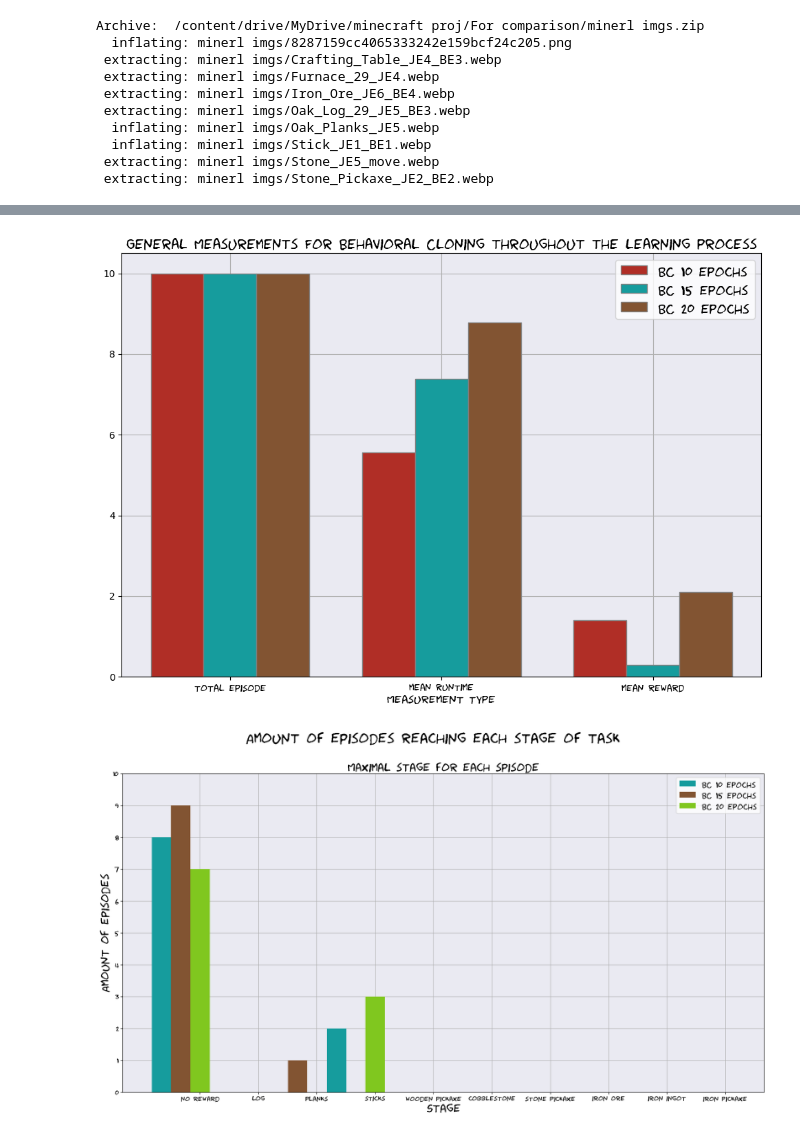
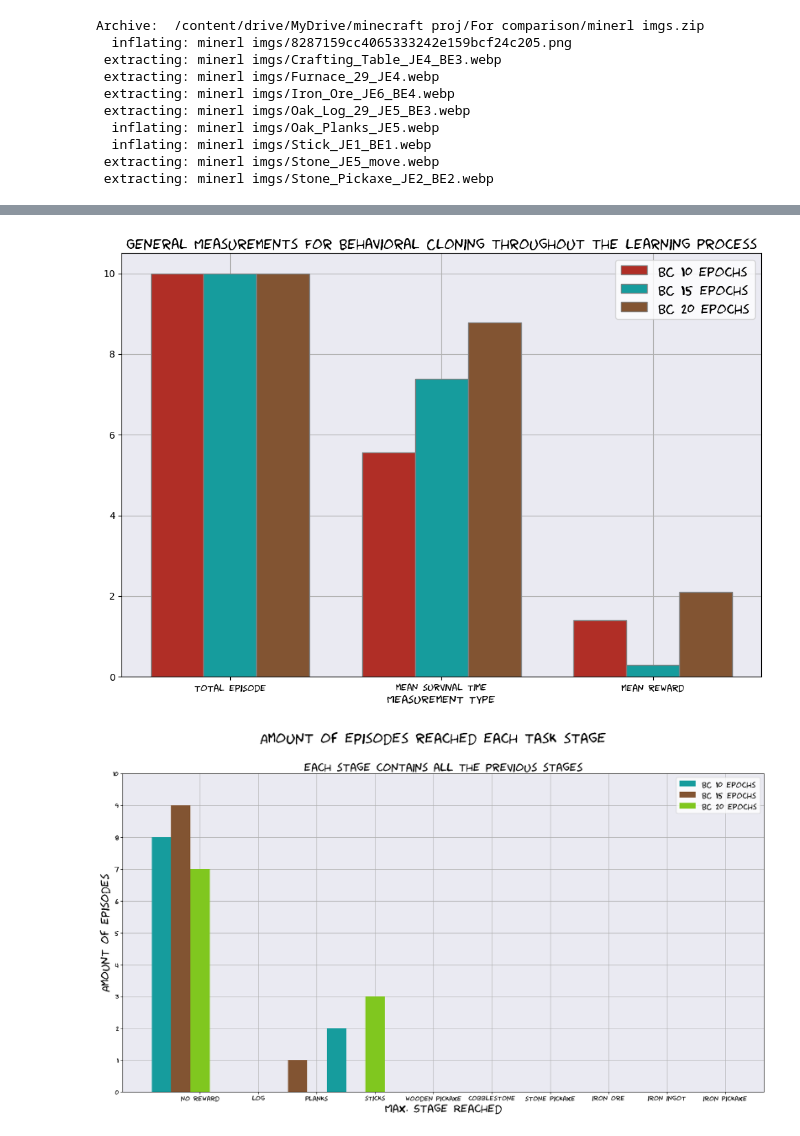
Before and after one commit to emilytoyber/Minecraft_proj, a Jupyter notebook: comparison_environment.ipynb, the cells around one changed output, grey strips where cells are left out. Cells and saved outputs as stored; diff of their text form; code cells hidden in the pictures.

```diff
--- a/comparison_environment.ipynb
+++ b/comparison_environment.ipynb
@@ -33,13 +33,14 @@ random_agent = load_json('/content/drive/MyDrive/minecraft proj/For comparison/s
 bc_agent = load_json('/content/drive/MyDrive/minecraft proj/For comparison/stats_BC.json')
 imi_agent = load_json('/content/drive/MyDrive/minecraft proj/For comparison/stats_imi_compare.json')
 scripted_agent = load_json('/content/drive/MyDrive/minecraft proj/For comparison/stats_full_scripted.json')
+learned_agent = load_json('/content/drive/MyDrive/minecraft proj/For comparison/stats_learned_actions.json')
 # %% [markdown]
 ### Compare
 # %%
 colors = ['#b02e26', '#169c9d', '#825432', '#80c71f']
 runtime = {}
 reward = {}
-for (c, agent, name) in [(colors[0], random_agent, 'random'), (colors[1], bc_agent, 'BC'), (colors[2], imi_agent, 'imitation'), (colors[3], scripted_agent, 'scripted')]:
+for (c, agent, name) in [(colors[0], random_agent, 'random'), (colors[1], bc_agent, 'BC'), (colors[2], imi_agent, 'imitation'), (colors[3], scripted_agent, 'scripted'), ('', learned_agent, 'learned')]:
   runtime[name] = {i + 1: agent['runtime'][i] for i in range(len(agent['runtime']))}
   reward[name] = {i + 1: agent['reward'][i] for i in range(len(agent['reward']))}
 # %%
@@ -308,8 +315,8 @@ for i, agent in enumerate([bc_agent, imi_agent, scripted_agent]):
     plt.ylabel('Reward', fontproperties=font_prop, size=15)
     # for j in range(len(y)):
     #     plt.text(x[j], y[j], str(y[j]), ha='center', va='bottom')
-    plt.suptitle('Average steps between stages', fontproperties=font_prop, size=20)
-    plt.title('Item obtaining rate throughout the episode', fontproperties=font_prop, size=15)
+    plt.suptitle('Item obtaining rate throughout an episode', fontproperties=font_prop, size=20)
+    plt.title('Average number of steps for an agent to get reward that represents obtaining an item', fontproperties=font_prop, size=13)
     plt.legend()
     if x:
         for idx in range(len(x)):
@@ -671,7 +678,7 @@ for i, agent in enumerate([imitation_agent_10, imitation_agent_15, imi_agent]):
 
     # Customize the plot
     plt.xlabel('Steps', fontproperties=font_prop, size=15)
-    plt.ylabel('Reward', fontproperties=font_prop, size=15)
+    plt.ylabel('Avg. Reward', fontproperties=font_prop, size=15)
     plt.title('Average reward per step throughout learning', fontproperties=font_prop, size=20)
     plt.legend(loc='upper left', prop=legend_font_prop)
 
@@ -716,7 +723,7 @@ plt.title('General Measurements For Behavioral Cloning throughout the learning p
 
 plt.xlabel('Measurement Type', fontproperties=font_prop, size=12)
 plt.xticks([r + barWidth for r in range(len(random_stats))],
-		['total episode', 'mean runtime', 'mean reward'], fontproperties=font_prop, size=10)
+		['total episode', 'mean survival time', 'mean reward'], fontproperties=font_prop, size=10)
 
 plt.legend(prop=legend_font_prop)
 
@@ -726,42 +733,42 @@ ax.set_axisbelow(True)
 
 plt.show()
 # %% [output]
-[figure, old version]
+[figure, new version]
 # %%
 barWidth = 0.33
 x = np.array([0.0, 1.0, 2.0, 4.0, 8.0, 16.0, 32.0, 64.0, 128.0, 256.0])
 fig, ax = plt.subplots(figsize=(20,10))
 for i, agent in enumerate([bc_agent_10, bc_agent_15, bc_agent]):
     agent_reward_step = agent['reward_at']
     c=Counter()
     # Iterate over each sublist in the given data
     for sublist in agent_reward_step:
         if sublist:
             c[sublist[-1][1]]+=1
 
     y=[c[i] for i in x if i != 0.0]
     y.insert(0, len(agent_reward_step) - sum(y))
     # x=[1.2,2.2,4.2,8.2,16.2,32.2]
 
 # Plot the bar chart with colors based on the normalized reward values
     x_offset = i * barWidth
     plt.bar(np.arange(len(x)) + x_offset, y, color=colors[i + 1], width=barWidth, label='BC 10 epochs' if i == 0 else 'BC 15 epochs' if i == 1 else 'BC 20 epochs')
     # plt.bar(x, y, label='Random' if agent == random_agent else 'Behavioral Cloning' if agent == bc_agent else 'Imitation Learning' if agent == imi_agent else 'Scripted')
-plt.xlabel('Stage', size=20, fontproperties=font_prop)
+plt.xlabel('Max. Stage Reached', size=20, fontproperties=font_prop)
 plt.ylabel('Amount of episodes', size=20, fontproperties=font_prop)
-plt.suptitle('Amount of episodes reaching each stage of task', fontproperties=font_prop, size=25)
+plt.suptitle('Amount of episodes reached each task stage', fontproperties=font_prop, size=25)
 plt.xticks(np.arange(len(x)) + 2*barWidth, ['no reward', 'log', 'planks', 'sticks', 'wooden pickaxe', 'cobblestone', 'stone pickaxe', 'iron ore', 'iron ingot', 'iron pickaxe'], fontproperties=font_prop, size=12)
 plt.yticks(np.arange(11.0), fontproperties=font_prop, size=12)
-plt.title('Maximal stage for each spisode', fontproperties=font_prop, size=20)
+plt.title('each stage contains all the previous stages', fontproperties=font_prop, size=20)
 plt.legend(prop=legend_font_prop)
 
 ax.set_facecolor('#EAEAF2')
 ax.grid(True)
 ax.set_axisbelow(True)
 
 plt.show()
 # %% [output]
-[figure, old version]
+[figure, new version]
 # %%
 import matplotlib.pyplot as plt
 import numpy as np
```
Also changed, not shown: parts of 8 cells of this notebook.
